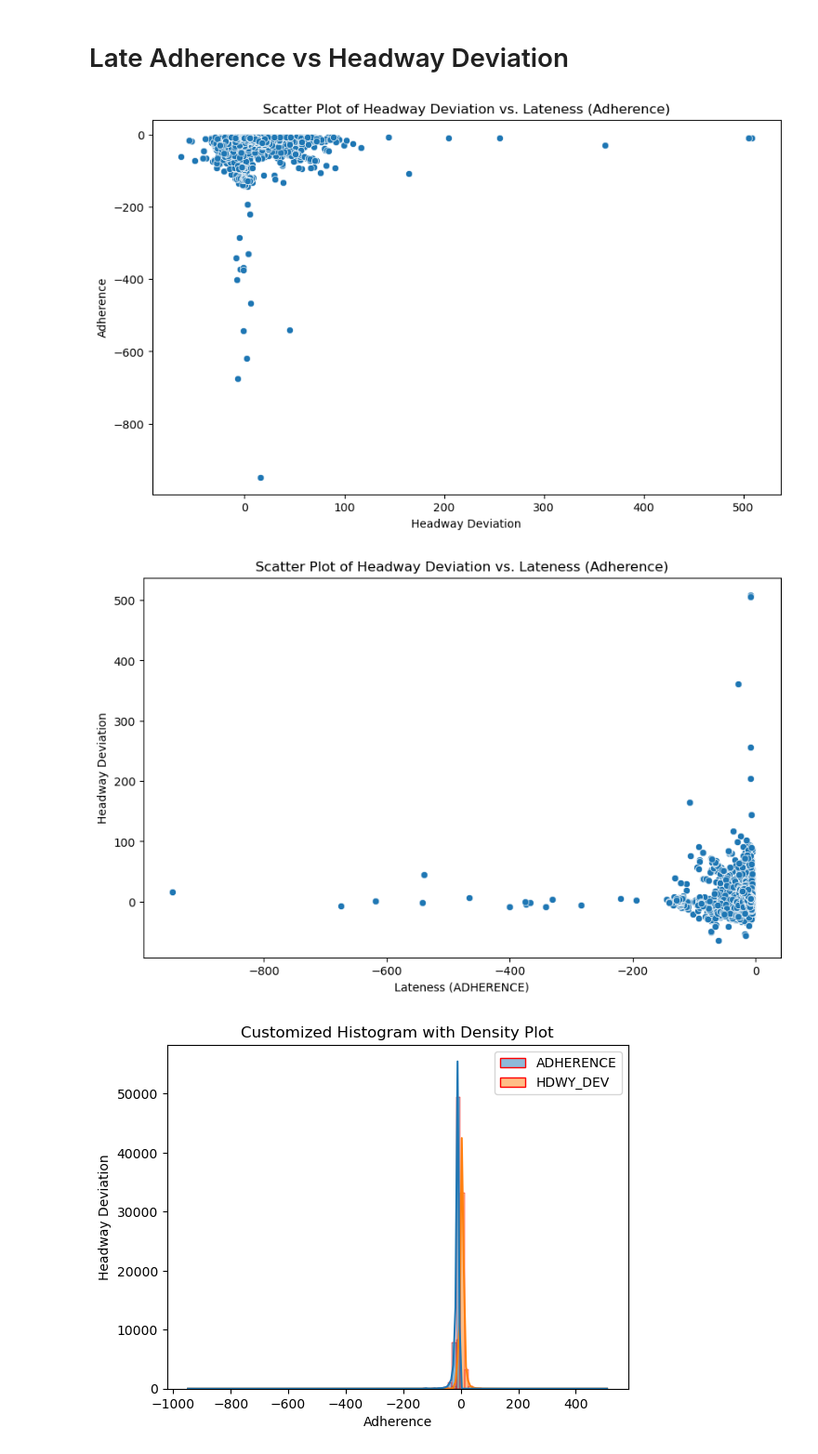
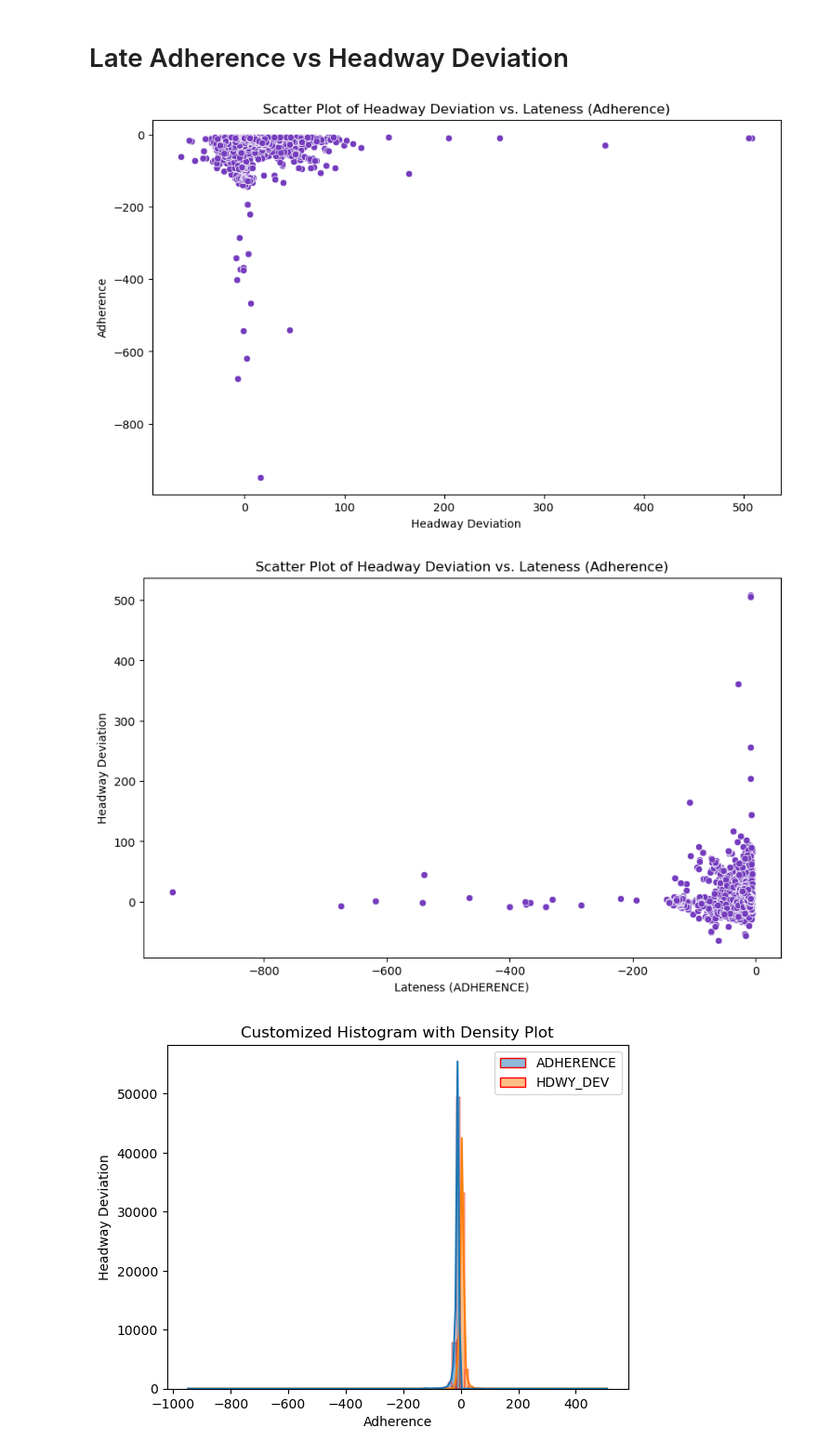
Before and after one commit to NSS-Data-Analytics-Cohort-12/wego-python-da12-javascript-express, a Jupyter notebook: notebooks/WeGo_javascript_express.ipynb, the cells around one changed output. Shown at 93% size. Cells and saved outputs as stored; diff of their text form; code cells hidden in the pictures.

```diff
--- a/notebooks/WeGo_javascript_express.ipynb
+++ b/notebooks/WeGo_javascript_express.ipynb
@@ -250,22 +252,22 @@ late_ad.dropna(subset=['ADHERENCE', 'HDWY_DEV'])
 # Late Adherence vs Headway Deviation
 # %%
 plt.figure(figsize=(10, 6))
-sns.scatterplot(x='HDWY_DEV', y='ADHERENCE', data=late_ad)
+sns.scatterplot(x='HDWY_DEV', y='ADHERENCE', data=late_ad, color='#753CBE')
 plt.title('Scatter Plot of Headway Deviation vs. Lateness (Adherence)')
 plt.xlabel('Headway Deviation')
 plt.ylabel('Adherence')
 plt.show()
 # %% [output]
-[figure, old version]
+[figure, new version]
 # %%
 plt.figure(figsize=(10, 6))
-sns.scatterplot(x='ADHERENCE', y='HDWY_DEV', data=late_ad)
+sns.scatterplot(x='ADHERENCE', y='HDWY_DEV', data=late_ad, color='#753CBE')
 plt.title('Scatter Plot of Headway Deviation vs. Lateness (Adherence)')
 plt.xlabel('Lateness (ADHERENCE)')
 plt.ylabel('Headway Deviation')
 plt.show()
 # %% [output]
-[figure, old version]
+[figure, new version]
 # %%
 sns.histplot(late_ad, bins=100, kde=True, color='lightgreen', edgecolor='red')
 
```
Also changed, not shown: parts of 3 cells of this notebook.
